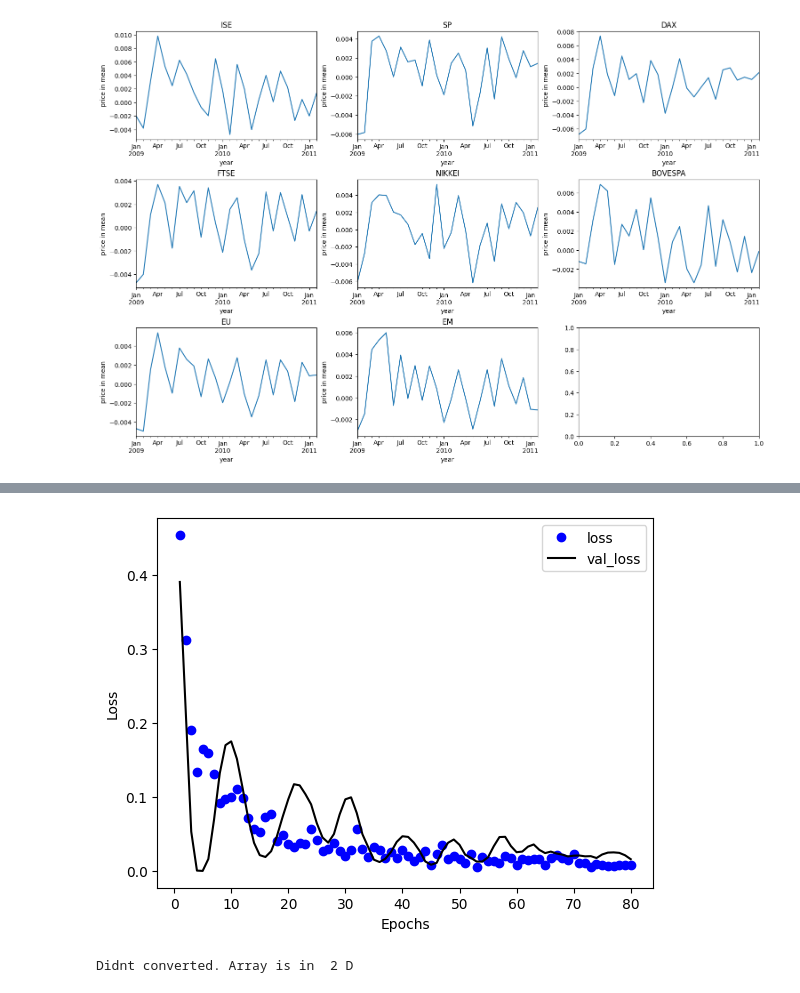
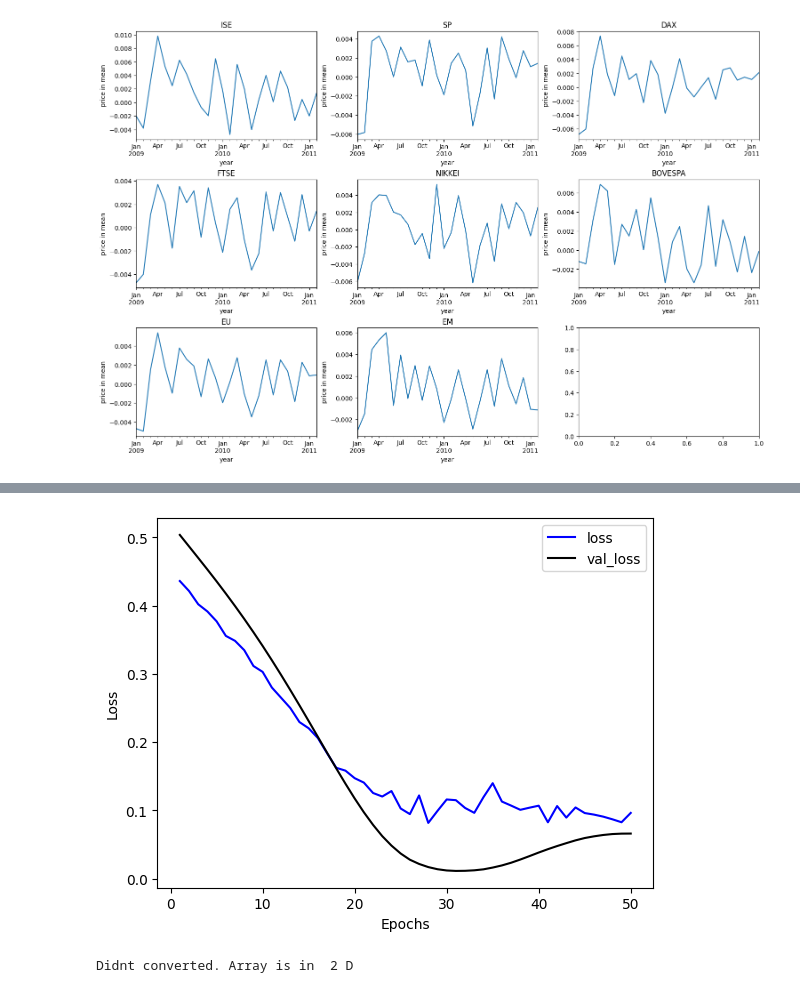
Before and after one commit to RaghavendhraRao/stock_market_prediction_ISE_DSFP, a Jupyter notebook: ds_final_proj_stock_market_colab.ipynb, the cells around one changed output, grey strips where cells are left out. Drawn from its saved outputs; the diff is of its cells as text; code cells hidden in the pictures.

```diff
--- a/ds_final_proj_stock_market_colab.ipynb
+++ b/ds_final_proj_stock_market_colab.ipynb
@@ -233,7 +234,7 @@ model.add(Dense(1)) # predicting only single values index(ISE) (predict single c
 
 
 model.compile(loss='mean_squared_error', #calculate the error (pred & act)
-              optimizer=Adam(learning_rate=0.01), #minimize the loss function.
+              optimizer=Adam(learning_rate=0.001), #minimize the loss function.
               metrics=['mean_absolute_error']) # compiling the model
 model.summary() # model summary
 # %% [output]
@@ -257,4 +256,4 @@ _________________________________________________________________
 # %%
 # train the model
-history = model.fit(norm_x_train, norm_y_train, epochs=80, batch_size=16, validation_split=0.2)
+history = model.fit(norm_x_train, norm_y_train, epochs=50, batch_size=16, validation_split=0.2)
 # %% [output]
@@ -301,17 +299,17 @@ WARNING:tensorflow:5 out of the last 7 calls to <function Model.make_predict_fun
 # %%
 # visualize the training history
 training_loss = training_hist['loss']
 training_val_loss = training_hist['val_loss']
 training_epochs = range(1, len(training_loss)+1)
 
-plt.plot(training_epochs, training_loss, 'bo', label='loss')
+plt.plot(training_epochs, training_loss, 'b', label='loss')
 plt.plot(training_epochs, training_val_loss, 'black', label='val_loss')
 plt.xlabel('Epochs')
 plt.ylabel('Loss')
 plt.legend()
 plt.show()
 # %% [output]
-[figure, old version]
+[figure, new version]
 # %%
 # convert the y_prediction to 2d array to be in same path
 norm_y_pred = convert_to_2darray(y_pred)
```
Also changed, not shown: parts of 35 cells of this notebook.
